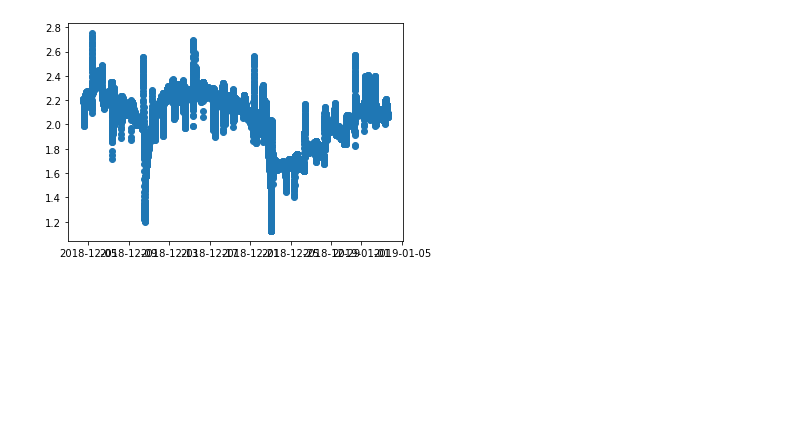
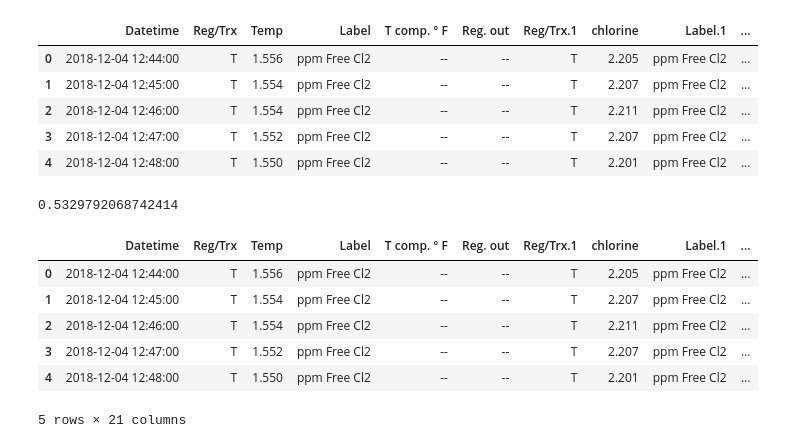
Before and after one commit to mikepuzzo/ImmRI-Hydro, a Jupyter notebook: ImmRI_Hydro.ipynb, the cells around one changed output. Drawn from its saved outputs; the diff is of its cells as text; code cells hidden in the pictures; blank space fills up the shorter version.

```diff
--- a/ImmRI_Hydro.ipynb
+++ b/ImmRI_Hydro.ipynb
@@ -70,6 +1,39 @@ df.head(10)
-# %%
-from matplotlib import pyplot as plt
-plt.scatter(df["Datetime"],df["Cl_level"])
-plt.show()
-# %% [output]
-[figure, removed]
+# %%
+#Importing all Necessary Libraries
+
+import pandas as pd
+from matplotlib import pyplot as plt
+import datetime
+import scipy.stats as stats
+from sklearn.metrics import mean_absolute_error
+import numpy as np
+from fbprophet import Prophet
+df = pd.read_excel("Sample Data BT free 2019010.xlsx")
+df.head(5)
+# %% [output]
+|  | Datetime | Reg/Trx | Temp | Label | T comp. ° F | Reg. out | Reg/Trx.1 | chlorine | Label.1 | ... |
+| 0 | 2018-12-04 12:44:00 | T | 1.556 | ppm Free Cl2 | -- | -- | T | 2.205 | ppm Free Cl2 | ... |
+| 1 | 2018-12-04 12:45:00 | T | 1.554 | ppm Free Cl2 | -- | -- | T | 2.207 | ppm Free Cl2 | ... |
+| 2 | 2018-12-04 12:46:00 | T | 1.554 | ppm Free Cl2 | -- | -- | T | 2.211 | ppm Free Cl2 | ... |
+| 3 | 2018-12-04 12:47:00 | T | 1.552 | ppm Free Cl2 | -- | -- | T | 2.207 | ppm Free Cl2 | ... |
+| 4 | 2018-12-04 12:48:00 | T | 1.550 | ppm Free Cl2 | -- | -- | T | 2.201 | ppm Free Cl2 | ... |
+# %%
+#Corrolation between Temperature and Chlorine Levels
+(corr,pval) = stats.pearsonr(df["Temp"], df["chlorine"])
+corr
+# %% [output]
+0.5329792068742414
+# %%
+#Created new columns for Date and Time
+df["Date"]=[d.date() for d in df['Datetime']]
+df['Time'] = [d.time() for d in df['Datetime']]
+df["Date"] = df["Date"].astype(str)
+df.head(5)
+# %% [output]
+|  | Datetime | Reg/Trx | Temp | Label | T comp. ° F | Reg. out | Reg/Trx.1 | chlorine | Label.1 | ... |
+| 0 | 2018-12-04 12:44:00 | T | 1.556 | ppm Free Cl2 | -- | -- | T | 2.205 | ppm Free Cl2 | ... |
+| 1 | 2018-12-04 12:45:00 | T | 1.554 | ppm Free Cl2 | -- | -- | T | 2.207 | ppm Free Cl2 | ... |
+| 2 | 2018-12-04 12:46:00 | T | 1.554 | ppm Free Cl2 | -- | -- | T | 2.211 | ppm Free Cl2 | ... |
+| 3 | 2018-12-04 12:47:00 | T | 1.552 | ppm Free Cl2 | -- | -- | T | 2.207 | ppm Free Cl2 | ... |
+| 4 | 2018-12-04 12:48:00 | T | 1.550 | ppm Free Cl2 | -- | -- | T | 2.201 | ppm Free Cl2 | ... |
+5 rows × 21 columns
```
Also changed, not shown: parts of 18 cells of this notebook.
